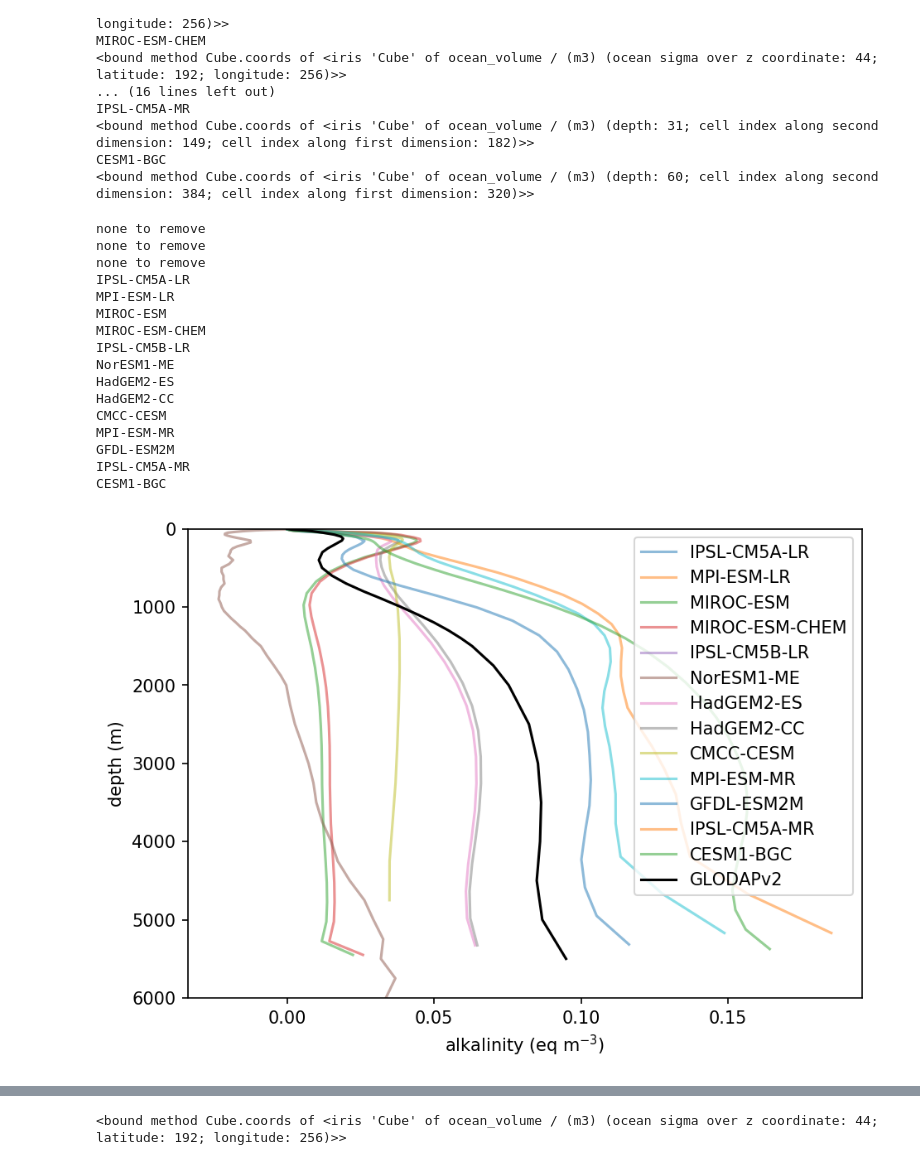
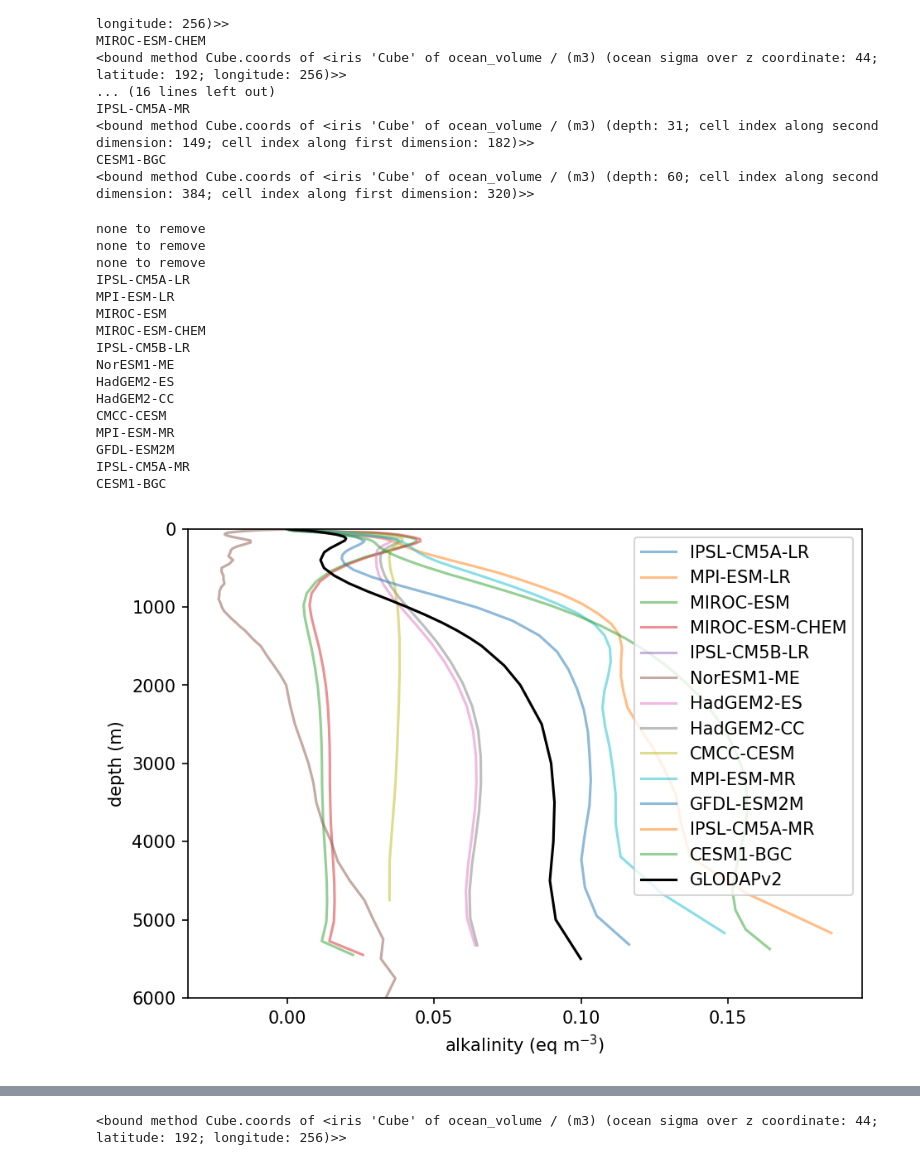
Before and after one commit to PaulHalloran/batmobile_jupyter_notebooks, a Jupyter notebook: global_alkalinity.ipynb, the cells around one changed output, grey strips where cells are left out. Cells and saved outputs as stored; diff of their text form; code cells hidden in the pictures.

```diff
--- a/global_alkalinity.ipynb
+++ b/global_alkalinity.ipynb
@@ -172,32 +172,32 @@ for i,model in enumerate(models):
     plt.plot(model_alk - model_alk[loc], df_profile[model]['depths'],alpha=0.5,label=model)
 
 
 glodap_v2_profile = iris.load_cube('/data/NAS-ph290/ph290/misc_data/GLODAPv2.2016b.TAlk_glob_mean_levels.nc')
 glodap_depths = [   0.,   10.,   20.,   30.,   50.,   75.,  100.,  125.,  150.,        200.,  250.,  300.,  400.,  500.,  600.,  700.,  800.,  900.,       1000., 1100., 1200., 1300., 1400., 1500., 1750., 2000., 2500.,       3000., 3500., 4000., 4500., 5000., 5500.]
-glodap_alk = glodap_v2_profile[:,0,0].data/1026.0
+glodap_alk = (glodap_v2_profile[:,0,0].data/1000.0)*1.026
 plt.plot(glodap_alk - glodap_alk[0],glodap_depths,'k',label='GLODAPv2')
 
 plt.xlabel('alkalinity (eq m$^{-3}$)')
 plt.ylabel('depth (m)')
 plt.ylim([6000,0])
 # plt.xlim([2.1,2.6])
 plt.legend()
 plt.savefig('./figures/global_alkalinity_profiles.png')
 # %% [output]
 none to remove
 none to remove
 none to remove
 IPSL-CM5A-LR
 MPI-ESM-LR
 MIROC-ESM
 MIROC-ESM-CHEM
 IPSL-CM5B-LR
 NorESM1-ME
 HadGEM2-ES
 HadGEM2-CC
 CMCC-CESM
 MPI-ESM-MR
 GFDL-ESM2M
 IPSL-CM5A-MR
 CESM1-BGC
-[figure, old version]
+[figure, new version]
```
Also changed, not shown: parts of 11 cells of this notebook, 2 other files.
